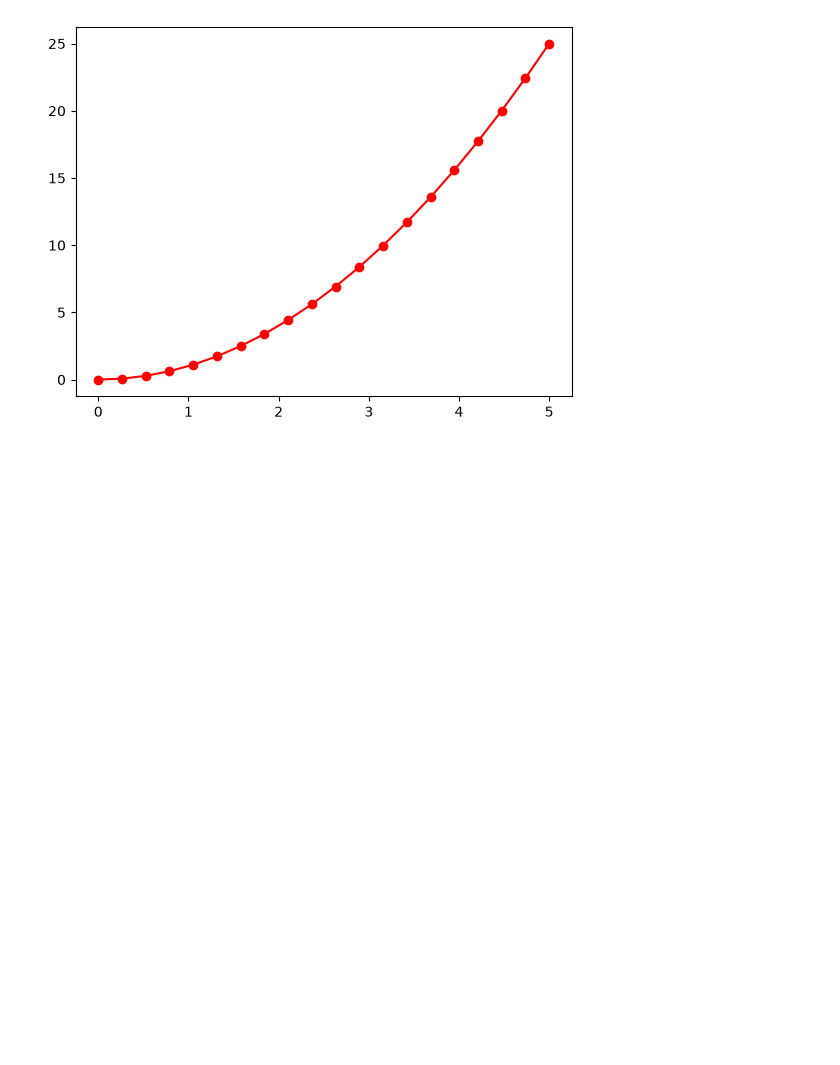
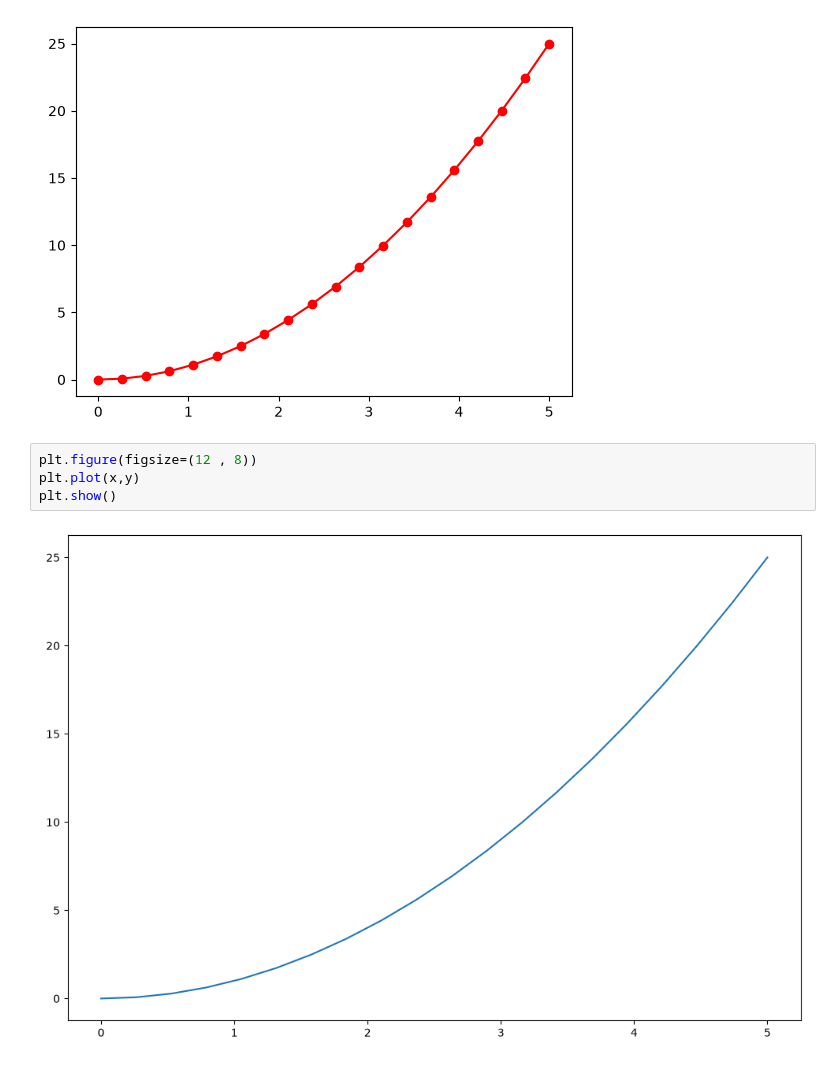
Before and after one commit to JoseOcsa/DataScience, a Jupyter notebook: estadisticas.ipynb, the cells around one changed output. Cells and saved outputs as stored; diff of their text form; blank space fills up the shorter version.

```diff
--- a/estadisticas.ipynb
+++ b/estadisticas.ipynb
@@ -29,3 +31,9 @@ plt.plot(x,y,'ro-')
 # %% [output]
 [<matplotlib.lines.Line2D at 0x...>]
 [figure]
+# %%
+plt.figure(figsize=(12 , 8))
+plt.plot(x,y)
+plt.show()
+# %% [output]
+[figure, added]
```
Also changed, not shown: parts of 1 cell of this notebook, 7 other files.
